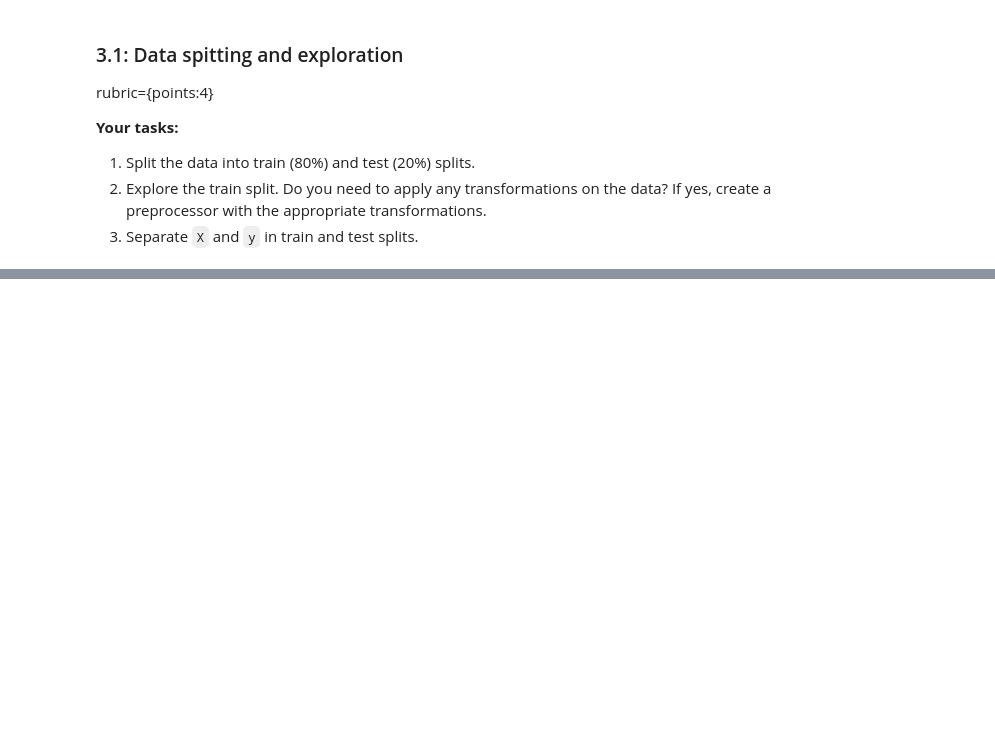
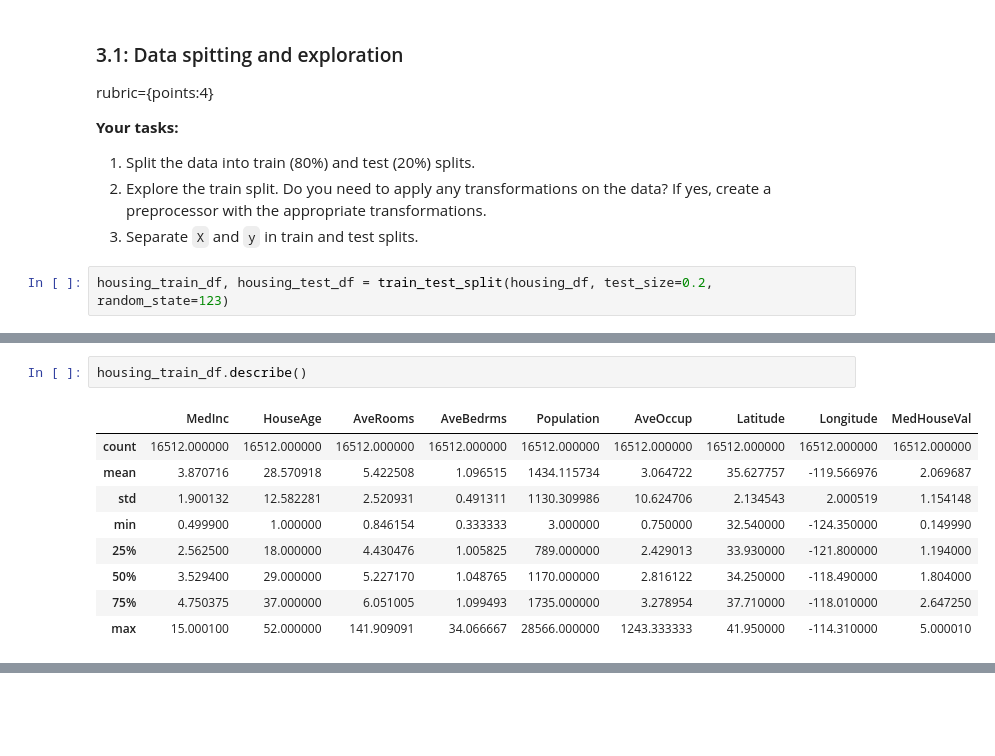
Before and after one commit to johnphan96/cpsc330-2021W2, a Jupyter notebook: hw/hw5/hw5.ipynb, the cells around one changed output, grey strips where cells are left out. Cells and saved outputs as stored; diff of their text form; blank space fills up the shorter version.

```diff
--- a/hw/hw5/hw5.ipynb
+++ b/hw/hw5/hw5.ipynb
@@ -603,3 +787,5 @@ rubric={points:4}
 1. Split the data into train (80%) and test (20%) splits.
 2. Explore the train split. Do you need to apply any transformations on the data? If yes, create a preprocessor with the appropriate transformations.
 3. Separate `X` and `y` in train and test splits.
+# %%
+housing_train_df, housing_test_df = train_test_split(housing_df, test_size=0.2, random_state=123)
@@ -605,0 +801,12 @@ rubric={points:4}
+# %%
+housing_train_df.describe()
+# %% [output]
+|  | MedInc | HouseAge | AveRooms | AveBedrms | Population | AveOccup | Latitude | Longitude | MedHouseVal |
+| count | 16512.000000 | 16512.000000 | 16512.000000 | 16512.000000 | 16512.000000 | 16512.000000 | 16512.000000 | 16512.000000 | 16512.000000 |
+| mean | 3.870716 | 28.570918 | 5.422508 | 1.096515 | 1434.115734 | 3.064722 | 35.627757 | -119.566976 | 2.069687 |
+| std | 1.900132 | 12.582281 | 2.520931 | 0.491311 | 1130.309986 | 10.624706 | 2.134543 | 2.000519 | 1.154148 |
+| min | 0.499900 | 1.000000 | 0.846154 | 0.333333 | 3.000000 | 0.750000 | 32.540000 | -124.350000 | 0.149990 |
+| 25% | 2.562500 | 18.000000 | 4.430476 | 1.005825 | 789.000000 | 2.429013 | 33.930000 | -121.800000 | 1.194000 |
+| 50% | 3.529400 | 29.000000 | 5.227170 | 1.048765 | 1170.000000 | 2.816122 | 34.250000 | -118.490000 | 1.804000 |
+| 75% | 4.750375 | 37.000000 | 6.051005 | 1.099493 | 1735.000000 | 3.278954 | 37.710000 | -118.010000 | 2.647250 |
+| max | 15.000100 | 52.000000 | 141.909091 | 34.066667 | 28566.000000 | 1243.333333 | 41.950000 | -114.310000 | 5.000010 |
```
Also changed, not shown: parts of 36 cells of this notebook, 3 other files.
